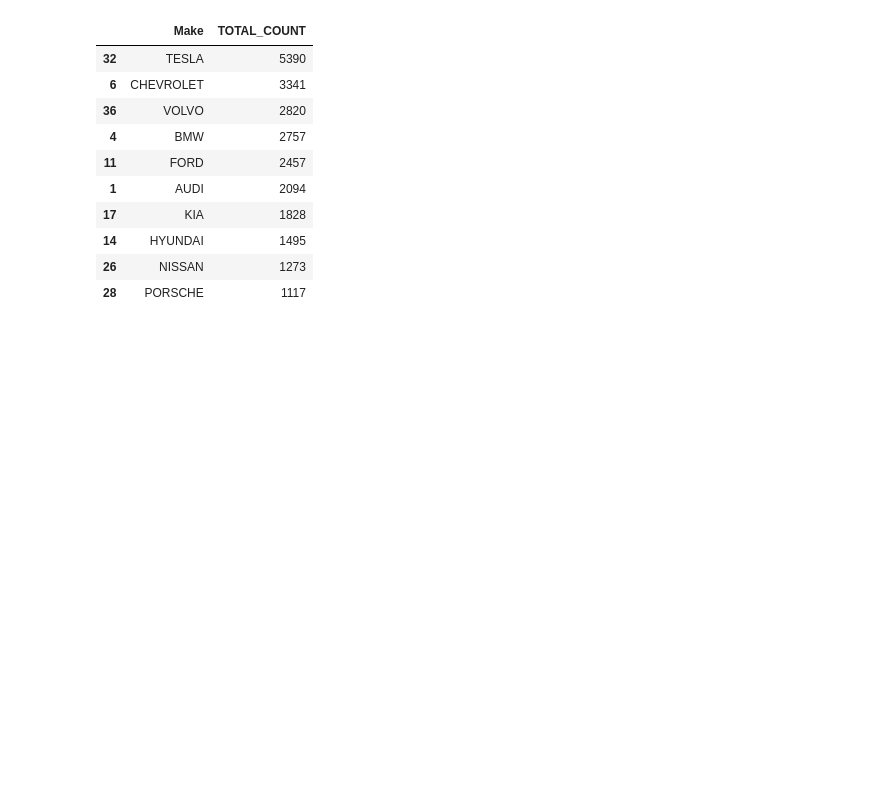
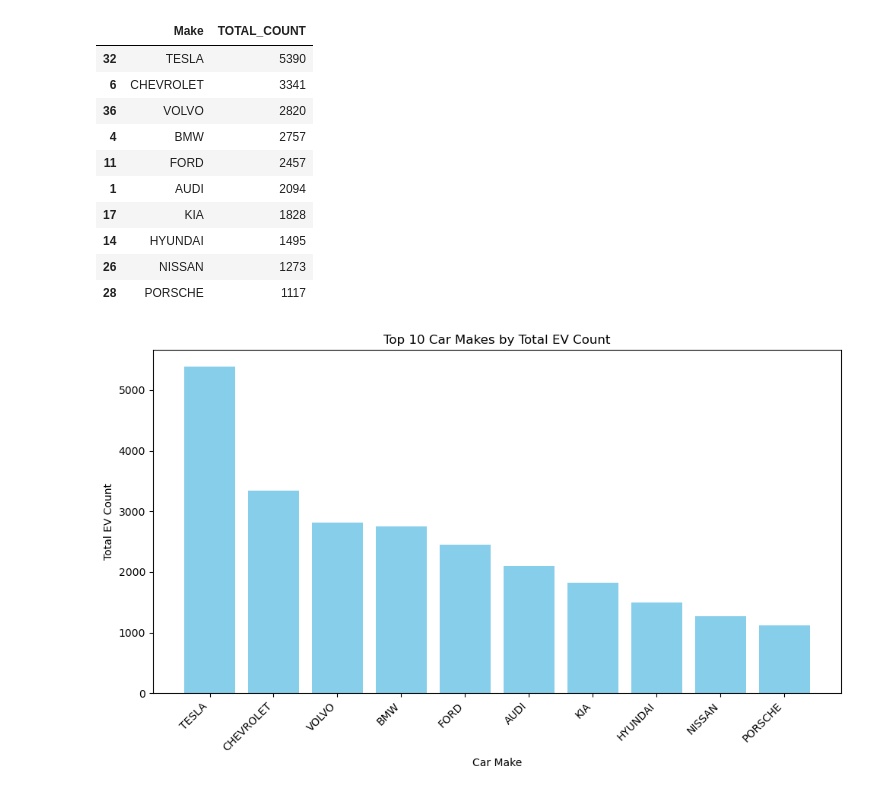
Before and after one commit to Sree0127/EVs_capstone, a Jupyter notebook: notebooks/electric_vehicle_analysis_project.ipynb, the cells around one changed output. Cells and saved outputs as stored; diff of their text form; code cells hidden in the pictures; blank space fills up the shorter version.

```diff
--- a/notebooks/electric_vehicle_analysis_project.ipynb
+++ b/notebooks/electric_vehicle_analysis_project.ipynb
@@ -427,3 +428,14 @@ top_10_makes
 | 28 | PORSCHE | 1117 |
 # %%
 result_make.to_csv('Registrations by Make Since 2019.csv', index=False)
+# %%
+plt.figure(figsize=(10, 6))
+plt.bar(top_10_makes['Make'], top_10_makes['TOTAL_COUNT'], color='skyblue')
+plt.xlabel('Car Make')
+plt.ylabel('Total EV Count')
+plt.title('Top 10 Car Makes by Total EV Count')
+plt.xticks(rotation=45, ha='right')
+plt.tight_layout()
+plt.show()
+# %% [output]
+[figure, added]
```
Also changed, not shown: parts of 1 cell of this notebook, 6 other files.
